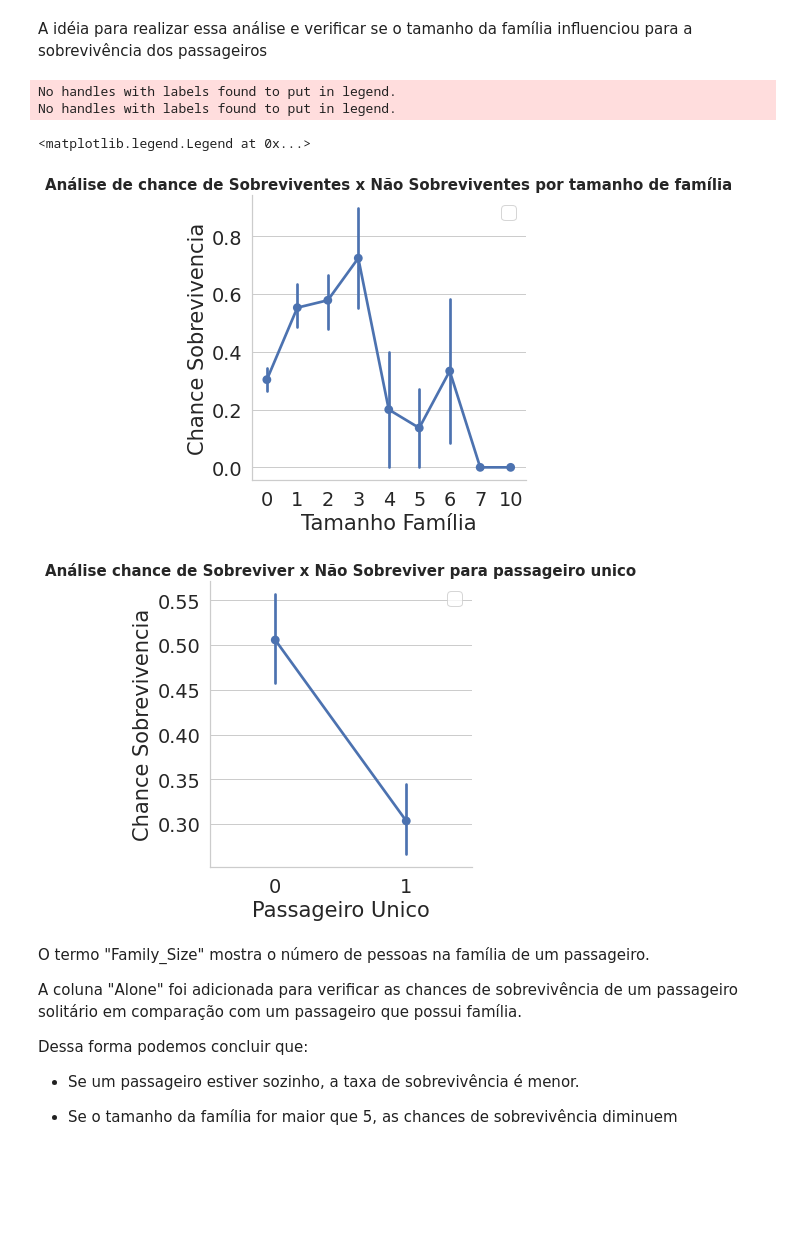
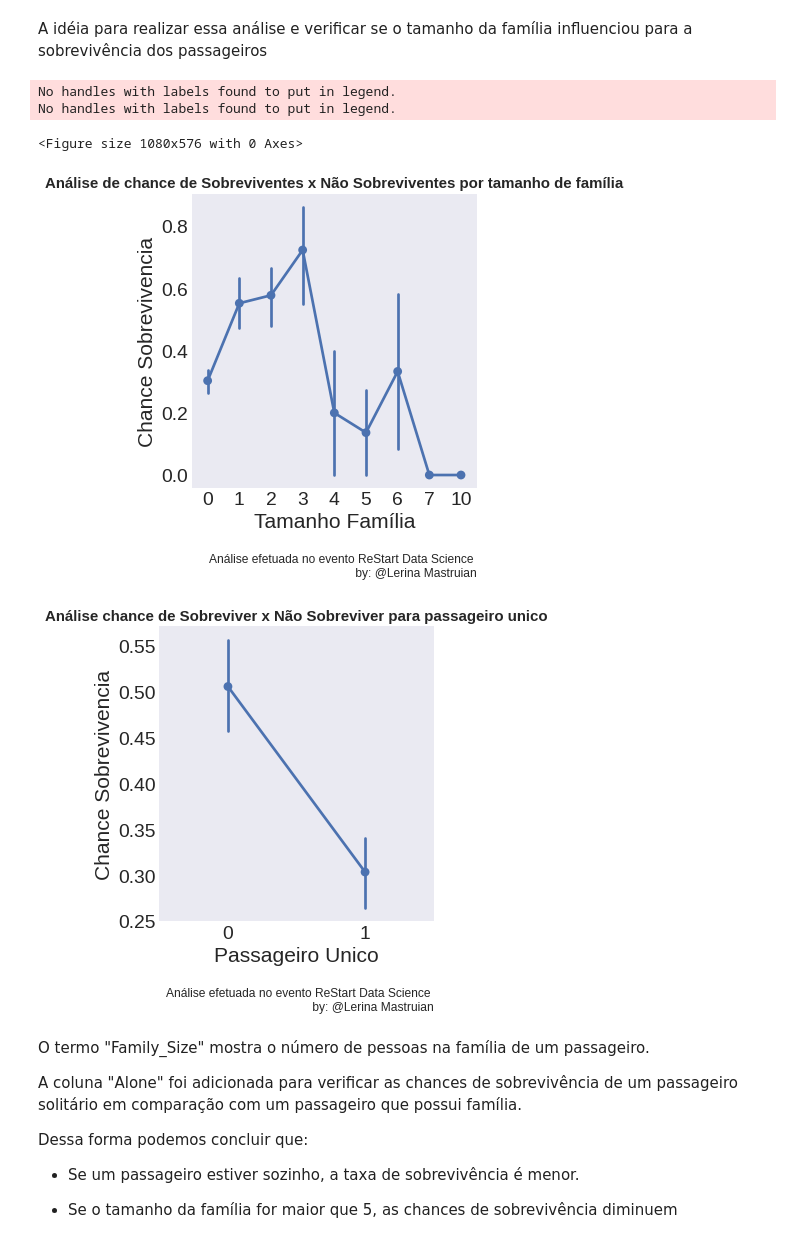
Before and after one commit to LerinaMM/analiseexploratoria_titanic, a Jupyter notebook: Desafio_Titanic_Lerina_Mastruian.ipynb, the cells around one changed output. Drawn from its saved outputs; the diff is of its cells as text; code cells hidden in the pictures; blank space fills up the shorter version.

```diff
--- a/Desafio_Titanic_Lerina_Mastruian.ipynb
+++ b/Desafio_Titanic_Lerina_Mastruian.ipynb
@@ -321,6 +361,12 @@ train_df.hist(figsize=(10,8));
 # %% [markdown]
 ## Verificação dos grupos que tiveram mais chance de sobrevivência
 # %%
+# Tamanho
+plt.figure( figsize=(15, 8) )
+
+# estilo
+plt.style.use('seaborn-dark')
+
 fig, (axis1, axis2, axis3) = plt.subplots(1,3, figsize=(10,4))
 
 plt.title('Grupos mais chances de sobrevivência', fontsize=15, fontweight='bold')
@@ -360,6 +430,17 @@ Exibir um histograma de cada atributo, conseguimos verificar que, por exemplo, a
 # %% [markdown]
 # > Correlação entre as variáveis: Idade, Custo do Ticket e Sobreviventes
 # %%
+# Tamanho
+plt.figure( figsize=(15, 8) )
+
+# estilo
+plt.style.use('seaborn-dark')
+
 sns.lmplot(x='Age', y='Fare', hue='Survived', data=train_df, fit_reg=False, scatter_kws={'alpha':0.5})
-plt.title('Sobreviventes x Preço do Ticket', fontsize=15, fontweight='bold')
+plt.title('Sobreviventes x Preço do Ticket', fontsize=20, fontweight='bold')
+
+plt.annotate(
+    'Análise efetuada no evento ReStart Data Science \n by: @Lerina Mastruian',
+    xy=(1, -0.30), xycoords='axes fraction', ha='right', fontsize=12
+);
 # %% [output]
@@ -370,6 +451,12 @@ Podemos notar nessa análise que os sobreviventes pagaram preços mais baixos de
 # %% [markdown]
 # Análises de sobreviventes e não sobreviventes por gênero
 # %%
+# Tamanho
+plt.figure( figsize=(15, 8) )
+
+# estilo
+plt.style.use('seaborn-dark')
+
 survived_sex = train_df[train_df['Survived']==1]['Sex'].value_counts()
 dead_sex = train_df[train_df['Survived']==0]['Sex'].value_counts()
 df = pd.DataFrame([survived_sex,dead_sex])
@@ -413,34 +486,50 @@ Os gráfico acima indica que o maior número de passageiros que sobreviveram pag
 # %% [markdown]
 A idéia para realizar essa análise e verificar se o tamanho da família influenciou para a sobrevivência dos passageiros
 # %%
+# Tamanho
+plt.figure( figsize=(15, 8) )
+
+# estilo
+plt.style.use('seaborn-dark')
+
 # Adicionando a coluna "Family_Size"
 train_df['Family_Size'] = 0
 train_df['Family_Size'] = train_df['Parch']+train_df['SibSp']
 
 # Adicionando a coluna "Alone"
 train_df['Alone'] = 0
 train_df.loc[train_df.Family_Size == 0, 'Alone'] = 1
 
 # Plotando em formato Factorplot para "Family_Size"
 sns.factorplot(x ='Family_Size', y ='Survived', data = train_df)
 plt.title('Análise de chance de Sobreviventes x Não Sobreviventes por tamanho de família', fontsize=15, fontweight='bold')
 plt.xlabel('Tamanho Família')
 plt.ylabel('Chance Sobrevivencia')
 plt.legend()
 
+plt.annotate(
+    'Análise efetuada no evento ReStart Data Science \n by: @Lerina Mastruian',
+    xy=(1, -0.30), xycoords='axes fraction', ha='right', fontsize=12
+);
+
 
 # Plotando em formato Factorplot para "Alone"
 sns.factorplot(x ='Alone', y ='Survived', data = train_df)
 plt.title('Análise chance de Sobreviver x Não Sobreviver para passageiro unico', fontsize=15, fontweight='bold')
 plt.xlabel('Passageiro Unico')
 plt.ylabel('Chance Sobrevivencia')
 plt.legend()
+
+plt.annotate(
+    'Análise efetuada no evento ReStart Data Science \n by: @Lerina Mastruian',
+    xy=(1, -0.30), xycoords='axes fraction', ha='right', fontsize=12
+);
 # %% [output]
 No handles with labels found to put in legend.
 No handles with labels found to put in legend.
-<matplotlib.legend.Legend at 0x...>
+<Figure size 1080x576 with 0 Axes>
-[figure, old version]
+[figure, new version]
-[figure, old version]
+[figure, new version]
 # %% [markdown]
 O termo "Family_Size" mostra o número de pessoas na família de um passageiro.
 
```
Also changed, not shown: parts of 22 cells of this notebook.
